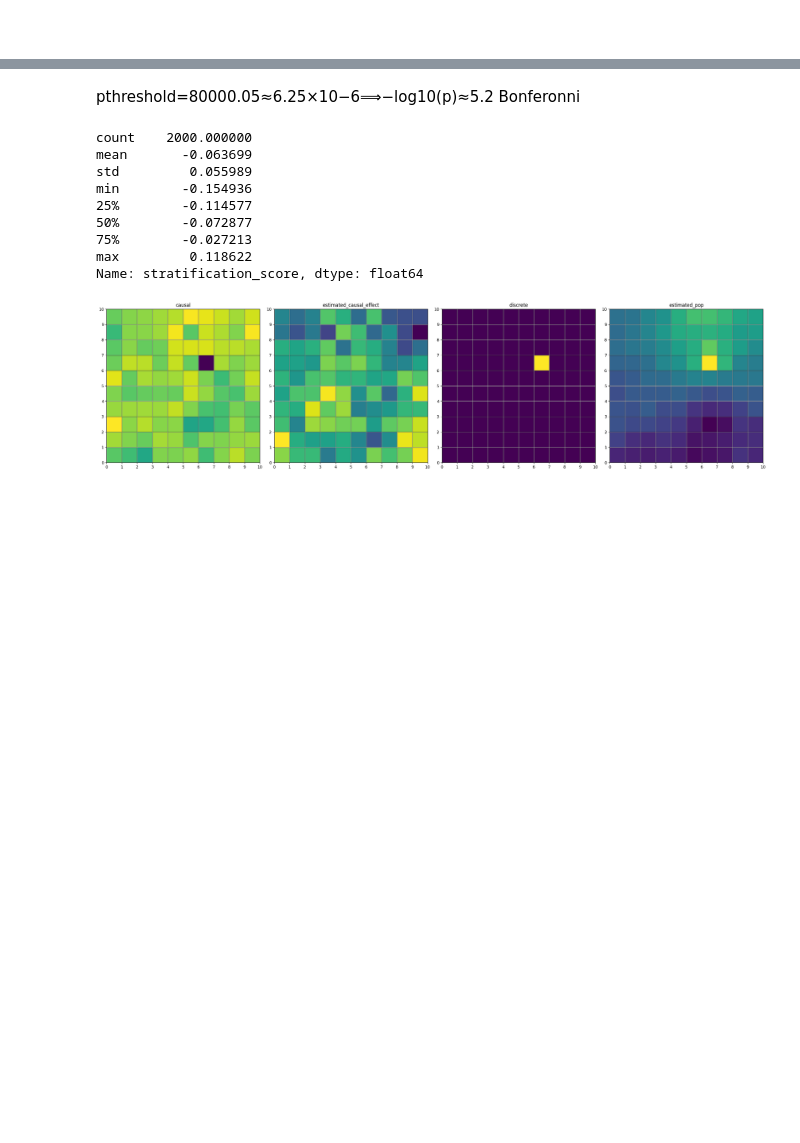
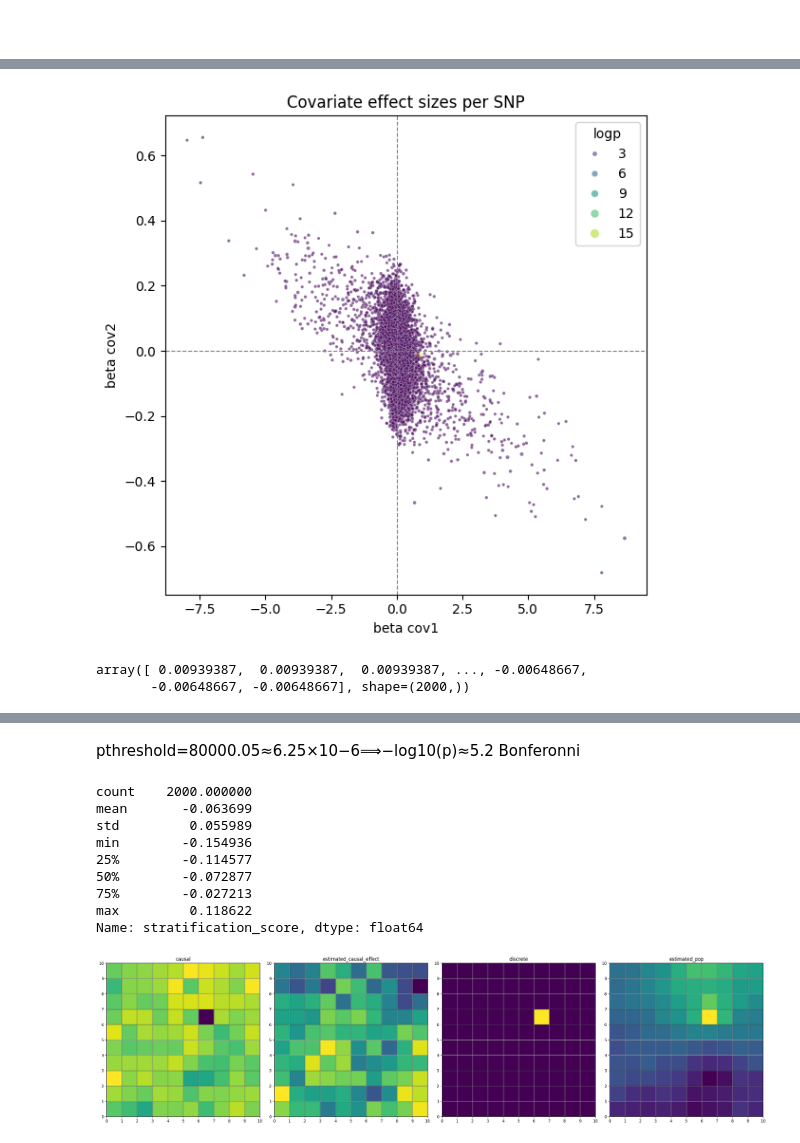
Before and after one commit to mat2m10/chasm, a Jupyter notebook: notebooks/coalescence_simulation_notebooks/Proof_of_Concept.ipynb, the cells around one changed output, grey strips where cells are left out. Cells and saved outputs as stored; diff of their text form; code cells hidden in the pictures; blank space fills up the shorter version.

```diff
--- a/notebooks/coalescence_simulation_notebooks/Proof_of_Concept.ipynb
+++ b/notebooks/coalescence_simulation_notebooks/Proof_of_Concept.ipynb
@@ -386,0 +526,24 @@ manhattan(regression_mafs)
+# %%
+fig, ax = plt.subplots(figsize=(6, 6))
+
+sns.scatterplot(
+    data=chasm_results,
+    x="beta_cov1",
+    y="beta_cov2",
+    hue="logp",  # color by SNP significance
+    palette="viridis",
+    size="logp",
+    sizes=(5, 50),
+    alpha=0.6,
+    ax=ax,
+)
+
+ax.axhline(0, color="grey", lw=0.8, linestyle="--")
+ax.axvline(0, color="grey", lw=0.8, linestyle="--")
+ax.set_xlabel("beta cov1")
+ax.set_ylabel("beta cov2")
+ax.set_title("Covariate effect sizes per SNP")
+plt.tight_layout()
+plt.show()
+# %% [output]
+[figure, added]
@@ -386,0 +578,5 @@ manhattan(regression_mafs)
+# %%
+pop_pred
+# %% [output]
+array([ 0.00939387,  0.00939387,  0.00939387, ..., -0.00648667,
+       -0.00648667, -0.00648667], shape=(2000,))
```
Also changed, not shown: parts of 31 cells of this notebook.
